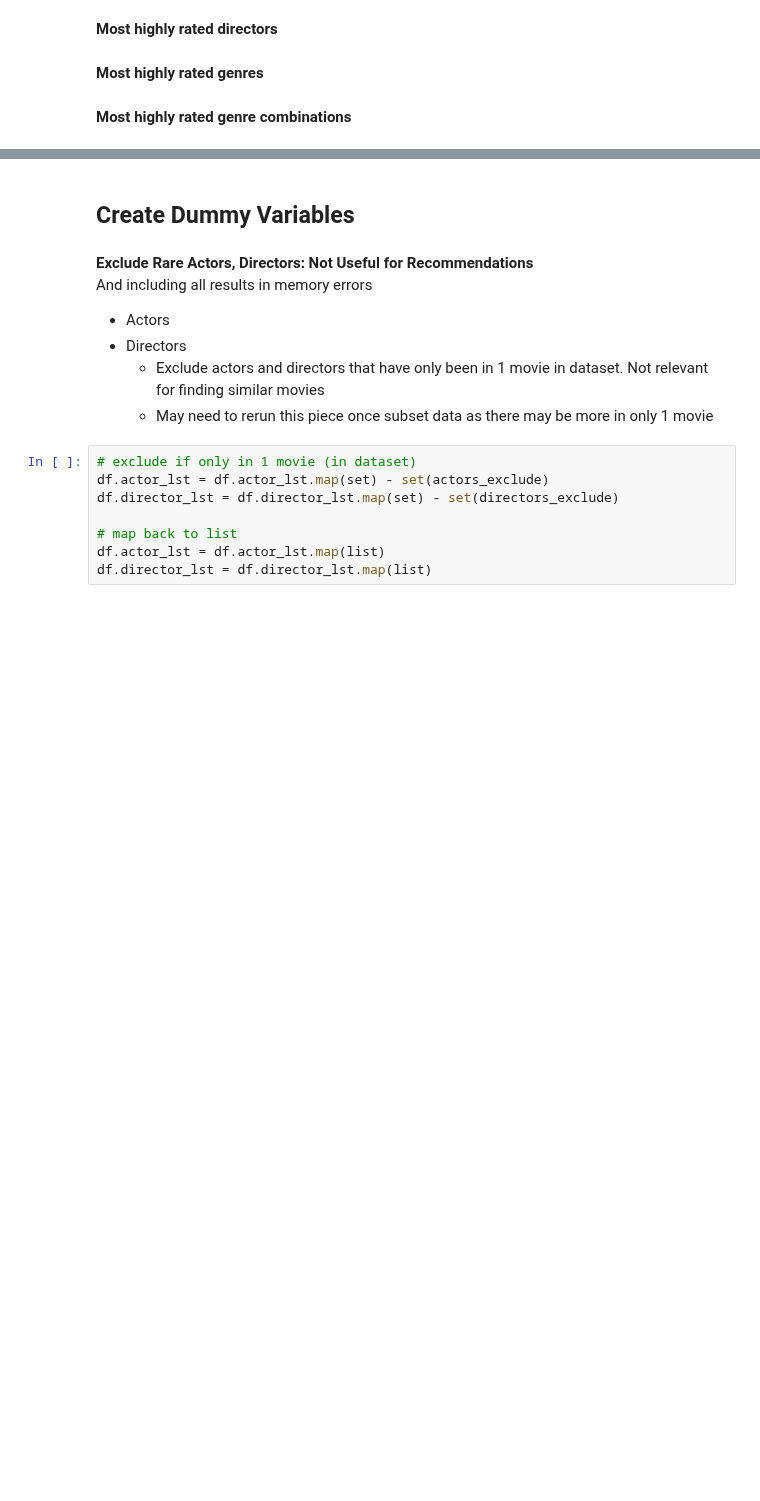
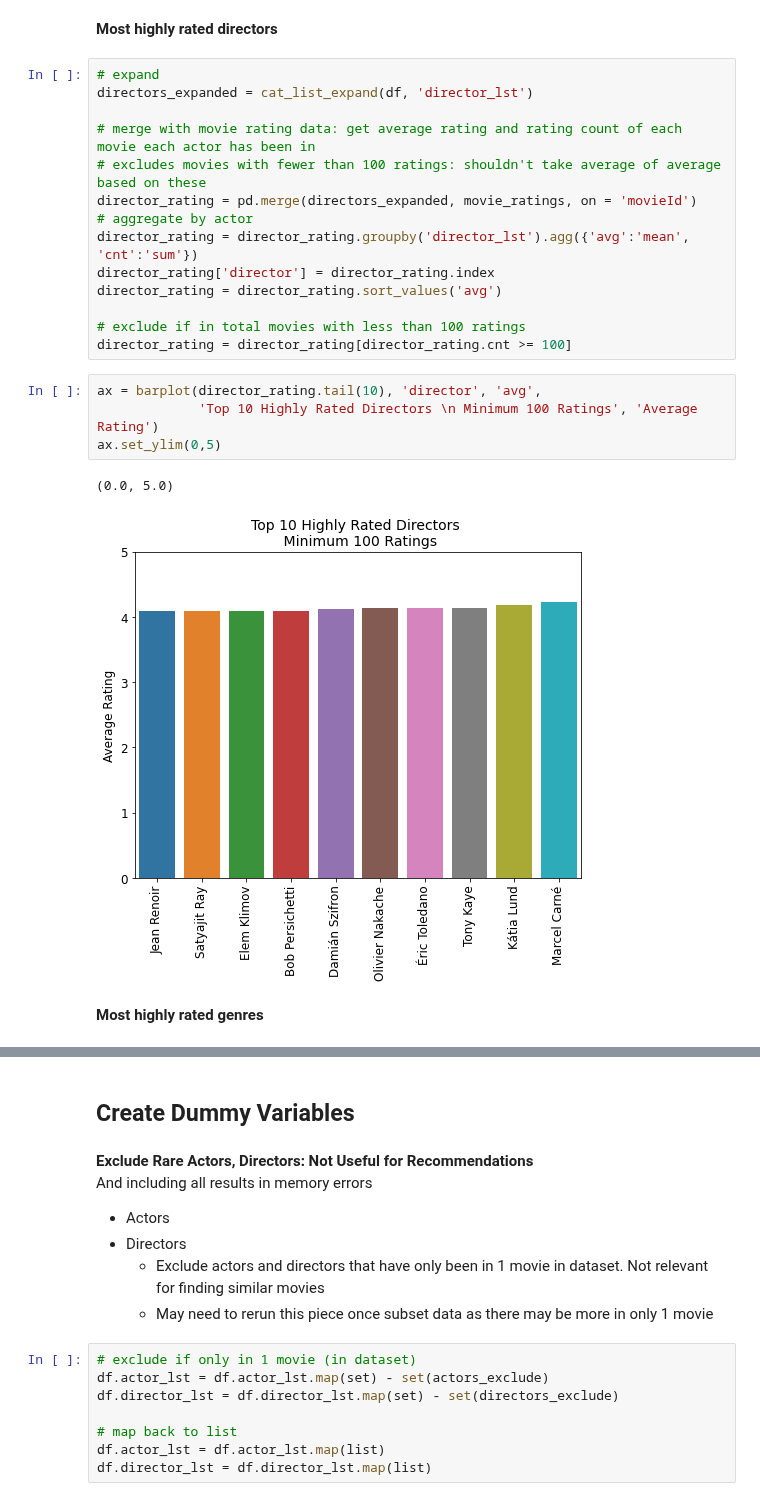
Before and after one commit to GovindBhala/DS5500-Movie-Recommendation-System, a Jupyter notebook: recommendation data exploration.ipynb, the cells around one changed output, grey strips where cells are left out. Drawn from its saved outputs; the diff is of its cells as text; blank space fills up the shorter version.

```diff
--- a/recommendation data exploration.ipynb
+++ b/recommendation data exploration.ipynb
@@ -406,6 +437,25 @@ __Most highly rated actors__
 # %% [markdown]
 __Most highly rated directors__
+# %%
+# expand
+directors_expanded = cat_list_expand(df, 'director_lst')
+
+# merge with movie rating data: get average rating and rating count of each movie each actor has been in
+# excludes movies with fewer than 100 ratings: shouldn't take average of average based on these
+director_rating = pd.merge(directors_expanded, movie_ratings, on = 'movieId')
+# aggregate by actor
+director_rating = director_rating.groupby('director_lst').agg({'avg':'mean', 'cnt':'sum'})
+director_rating['director'] = director_rating.index
+director_rating = director_rating.sort_values('avg')
+
+# exclude if in total movies with less than 100 ratings
+director_rating = director_rating[director_rating.cnt >= 100]
+# %%
+ax = barplot(director_rating.tail(10), 'director', 'avg',
+             'Top 10 Highly Rated Directors \n Minimum 100 Ratings', 'Average Rating')
+ax.set_ylim(0,5)
+# %% [output]
+(0.0, 5.0)
+[figure, added]
 # %% [markdown]
 __Most highly rated genres__
-# %% [markdown]
-__Most highly rated genre combinations__
```
Also changed, not shown: parts of 17 cells of this notebook.
